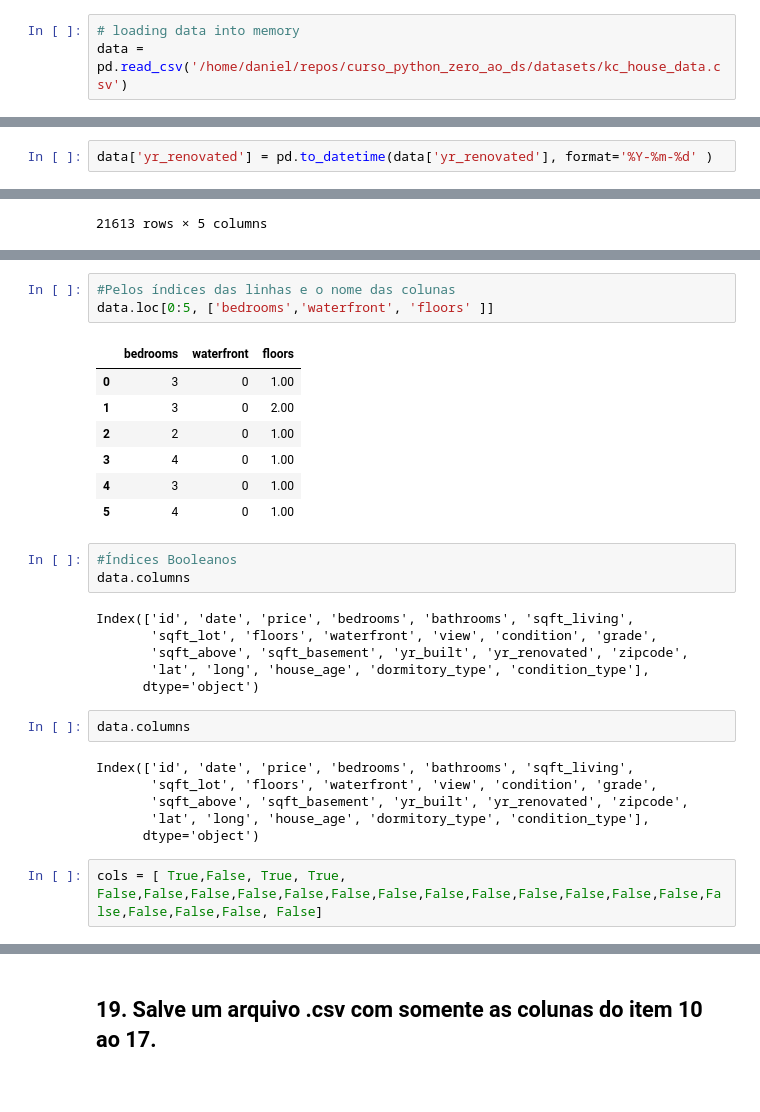
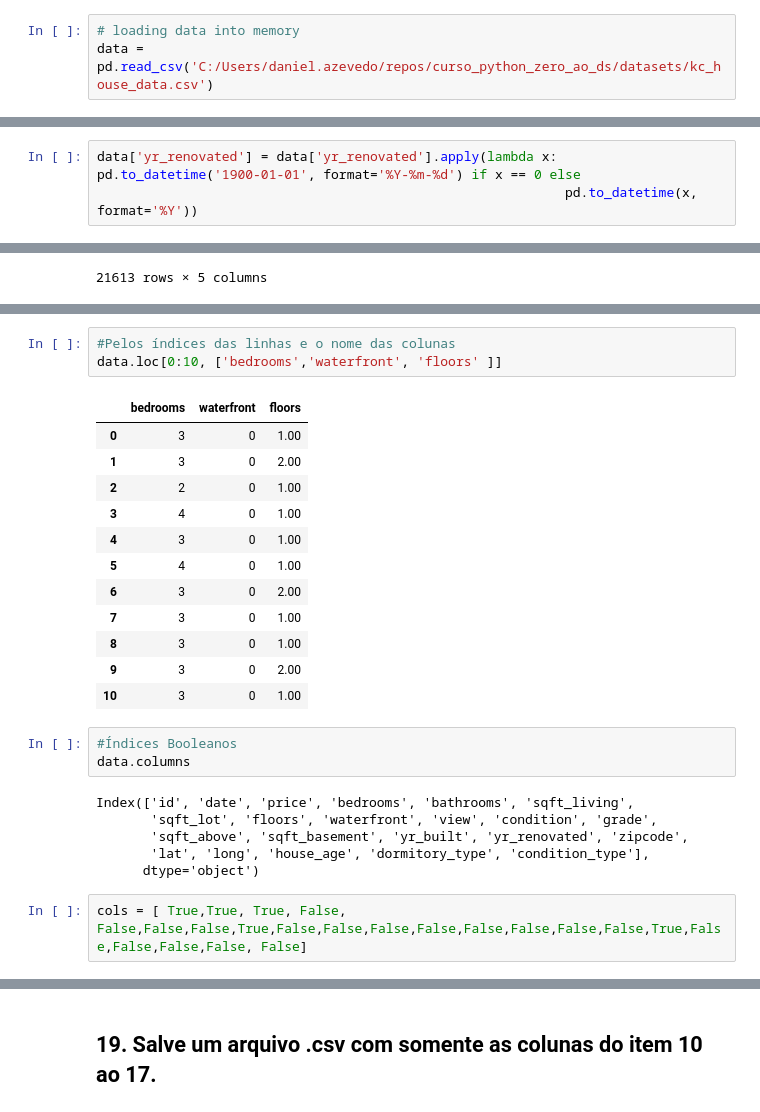
Before and after one commit to daniazevedo7/curso_python_zero_ao_ds, a Jupyter notebook: modulo_02/respostas.ipynb, the cells around one changed output, grey strips where cells are left out. Cells and saved outputs as stored; diff of their text form.

```diff
--- a/modulo_02/respostas.ipynb
+++ b/modulo_02/respostas.ipynb
@@ -90,7 +90,7 @@ pd.set_option('display.float_format', '{:.2f}'.format)
 ## Loading Data
 # %%
 # loading data into memory
-data = pd.read_csv('/home/daniel/repos/curso_python_zero_ao_ds/datasets/kc_house_data.csv')
+data = pd.read_csv('C:/Users/daniel.azevedo/repos/curso_python_zero_ao_ds/datasets/kc_house_data.csv')
 # %%
 # Garantir que o formato date é um datetime
 data['date'] = pd.to_datetime( data['date'], format='%Y-%m-%d' )
@@ -287,3 +301,6 @@ data.head()
+# %%
+data['yr_renovated'] = data['yr_renovated'].apply(lambda x: pd.to_datetime('1900-01-01', format='%Y-%m-%d') if x == 0 else
+                                                            pd.to_datetime(x, format='%Y'))
 # %%
 data['yr_renovated']
 # %% [output]
@@ -302,2 +318,0 @@ Name: yr_renovated, Length: 21613, dtype: int64
-# %%
-data['yr_renovated'] = pd.to_datetime(data['yr_renovated'], format='%Y-%m-%d' )
@@ -514,14 +550,19 @@ data.iloc[0:3, 0:10]
 # %%
 #Pelos índices das linhas e o nome das colunas
-data.loc[0:5, ['bedrooms','waterfront', 'floors' ]]
+data.loc[0:10, ['bedrooms','waterfront', 'floors' ]]
 # %% [output]
 |  | bedrooms | waterfront | floors |
 | 0 | 3 | 0 | 1.00 |
 | 1 | 3 | 0 | 2.00 |
 | 2 | 2 | 0 | 1.00 |
 | 3 | 4 | 0 | 1.00 |
 | 4 | 3 | 0 | 1.00 |
 | 5 | 4 | 0 | 1.00 |
+| 6 | 3 | 0 | 2.00 |
+| 7 | 3 | 0 | 1.00 |
+| 8 | 3 | 0 | 1.00 |
+| 9 | 3 | 0 | 2.00 |
+| 10 | 3 | 0 | 1.00 |
 # %%
 #Índices Booleanos
 data.columns
@@ -531,16 +572,8 @@ Index(['id', 'date', 'price', 'bedrooms', 'bathrooms', 'sqft_living',
        'sqft_above', 'sqft_basement', 'yr_built', 'yr_renovated', 'zipcode',
        'lat', 'long', 'house_age', 'dormitory_type', 'condition_type'],
       dtype='object')
-# %%
-data.columns
-# %% [output]
-Index(['id', 'date', 'price', 'bedrooms', 'bathrooms', 'sqft_living',
-       'sqft_lot', 'floors', 'waterfront', 'view', 'condition', 'grade',
-       'sqft_above', 'sqft_basement', 'yr_built', 'yr_renovated', 'zipcode',
-       'lat', 'long', 'house_age', 'dormitory_type', 'condition_type'],
-      dtype='object')
 # %%
-cols = [ True,False, True, True, False,False,False,False,False,False,False,False,False,False,False,False,False,False,False,False,False, False]
+cols = [ True,True, True, False, False,False,False,True,False,False,False,False,False,False,False,False,True,False,False,False,False, False]
 # %%
 data.loc[0:10, cols]
 # %% [output]
```
Also changed, not shown: parts of 28 cells of this notebook, 3 other files.
